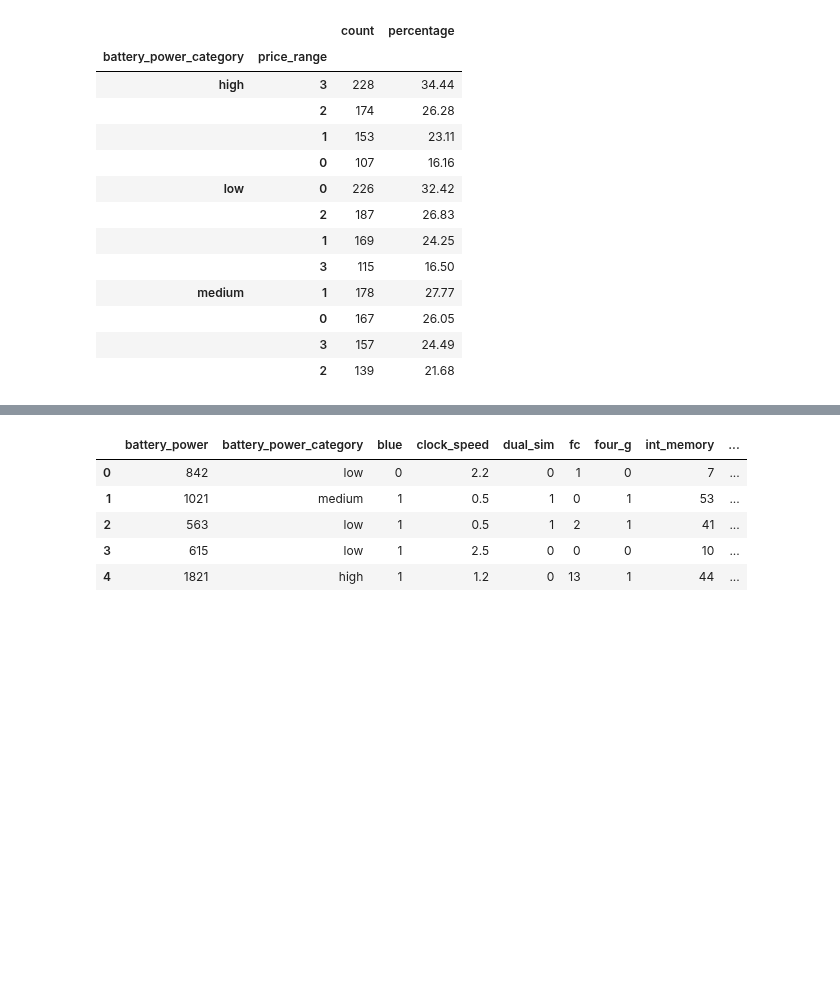
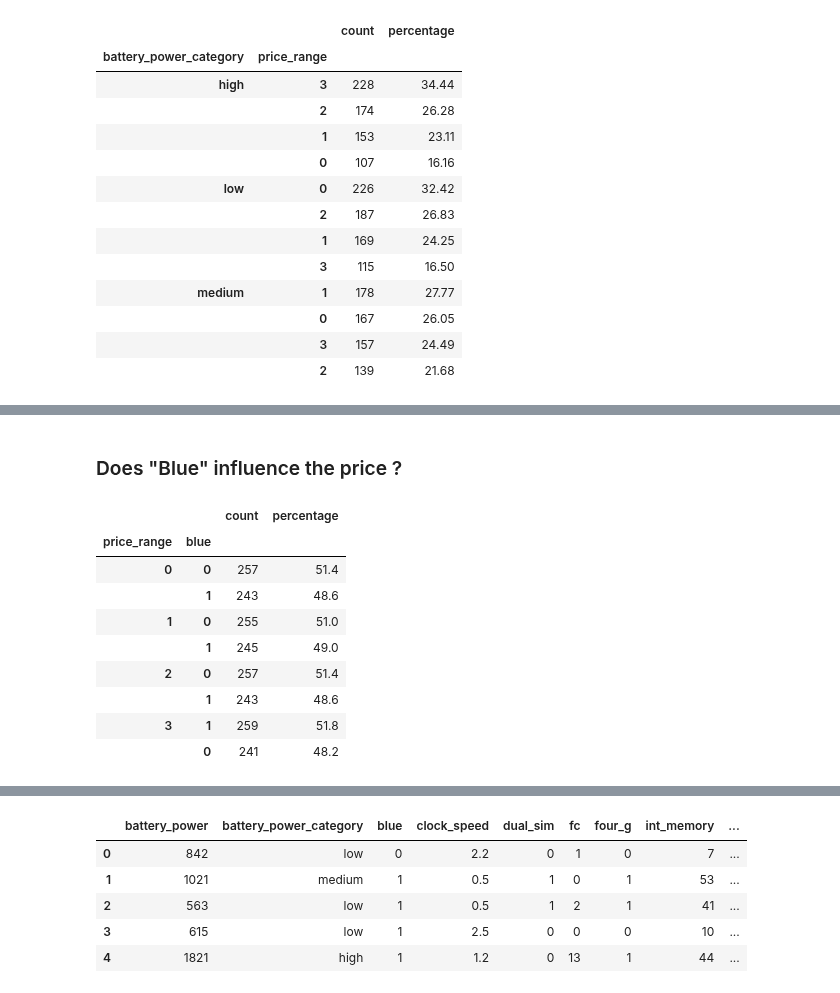
Before and after one commit to SharanKalyan/Mobile-Price-Classification-Kaggle, a Jupyter notebook: Analysis.ipynb, the cells around one changed output, grey strips where cells are left out. Saved outputs shown, nothing was run; the diff lists cells and outputs as text; code cells hidden in the pictures; blank space fills up the shorter version.

```diff
--- a/Analysis.ipynb
+++ b/Analysis.ipynb
@@ -186,0 +203,2 @@ bpc.rename(columns={'price_range':'count'})
+# %% [markdown]
+### Does "Blue" influence the price ?
@@ -186,0 +208,16 @@ bpc.rename(columns={'price_range':'count'})
+# %%
+op = pd.DataFrame(df.blue.groupby(df.price_range).value_counts())
+op['percentage'] = round(pd.DataFrame(df.blue.groupby(df.price_range).value_counts(normalize=True))*100,2)
+# %%
+op.rename(columns={'blue':'count'})
+# %% [output]
+|  |  | count | percentage |
+| price_range | blue |  |  |
+| 0 | 0 | 257 | 51.4 |
+|  | 1 | 243 | 48.6 |
+| 1 | 0 | 255 | 51.0 |
+|  | 1 | 245 | 49.0 |
+| 2 | 0 | 257 | 51.4 |
+|  | 1 | 243 | 48.6 |
+| 3 | 1 | 259 | 51.8 |
+|  | 0 | 241 | 48.2 |
```
Also changed, not shown: parts of 26 cells of this notebook.
